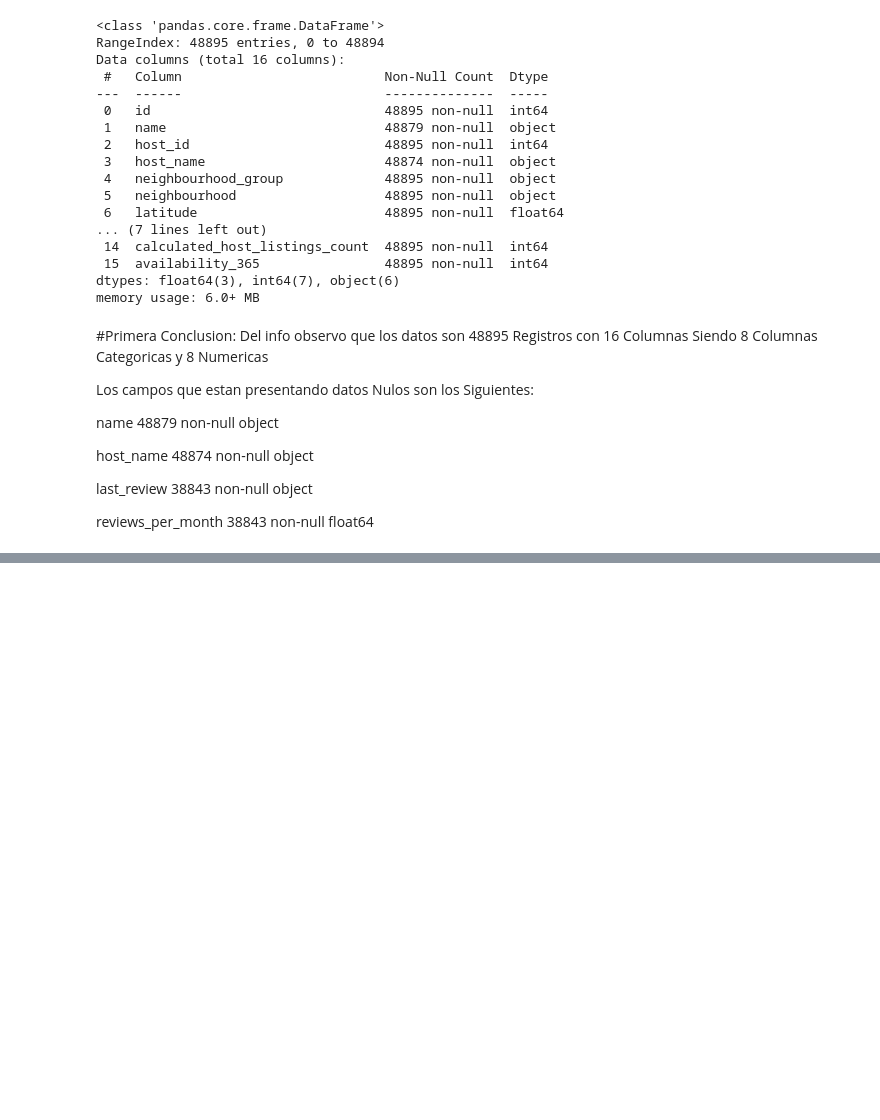
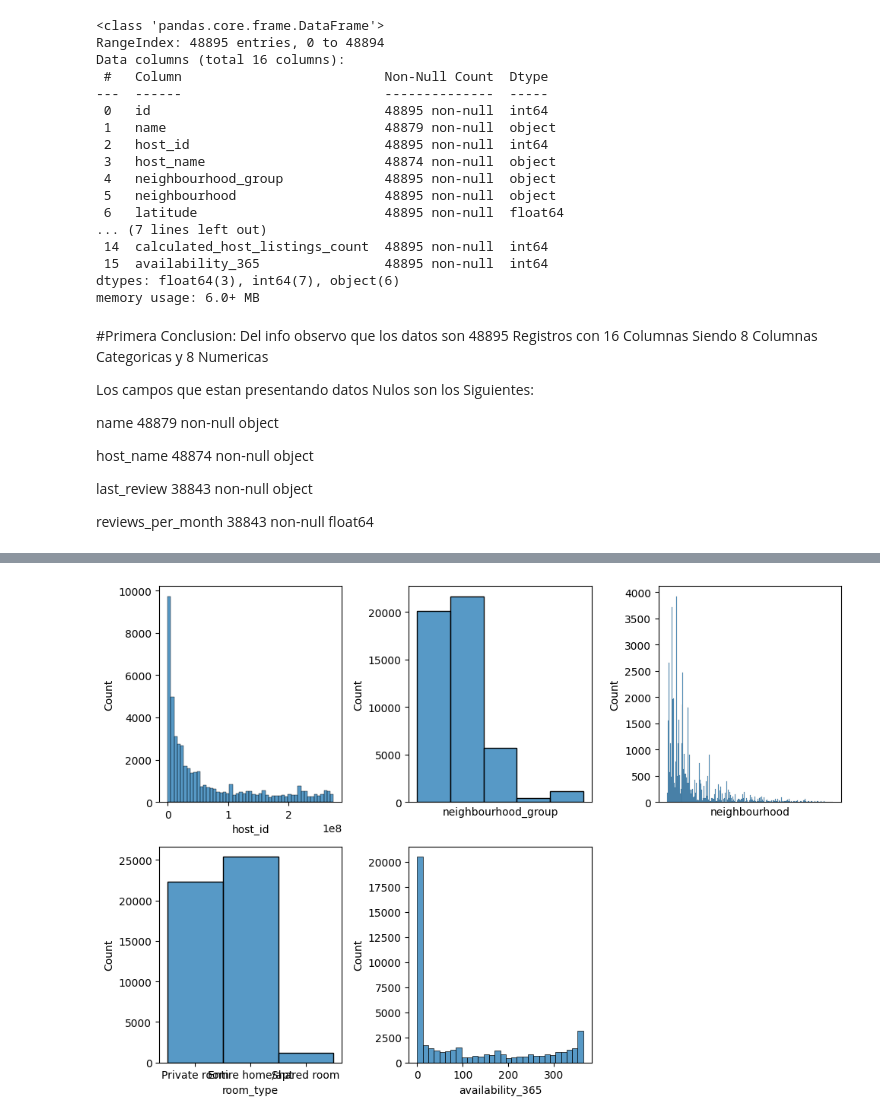
Before and after one commit to pcaliman2/13_Machinne_Learning, a Jupyter notebook: src/explore.ipynb, the cells around one changed output, grey strips where cells are left out. Saved outputs shown, nothing was run; the diff lists cells and outputs as text; code cells hidden in the pictures; blank space fills up the shorter version.

```diff
--- a/src/explore.ipynb
+++ b/src/explore.ipynb
@@ -73,0 +100,6 @@ print(f"The number of duplicated ID records is: {total_data['id'].duplicated().s
+# %%
+# En la clase recomiendan que antes de empezar a estudiar las grficas y las correlaciones, debemos concentrarnos en las columnas que efectivamente nos den informacion\
+# Eso Incluye los "id", que son unicos por ser una clave de busqueda.
+
+Datos_Reducidos=Datos_Abnb.drop(["id", "name", "host_name", "last_review", "reviews_per_month"], axis = 1, inplace = False)
+Datos_Reducidos.head()
@@ -73,0 +113,21 @@ print(f"The number of duplicated ID records is: {total_data['id'].duplicated().s
+# %%
+import matplotlib.pyplot as plt
+import seaborn as sns
+
+fig, axis = plt.subplots(2, 3, figsize=(10, 7))
+
+# Create Histogram
+sns.histplot(ax = axis[0,0], data = Datos_Reducidos, x = "host_id")
+sns.histplot(ax = axis[0,1], data = Datos_Reducidos, x = "neighbourhood_group").set_xticks([])
+sns.histplot(ax = axis[0,2], data = Datos_Reducidos, x = "neighbourhood").set_xticks([])
+sns.histplot(ax = axis[1,0], data = Datos_Reducidos, x = "room_type")
+sns.histplot(ax = axis[1,1], data = Datos_Reducidos, x = "availability_365")
+fig.delaxes(axis[1, 2])
+
+# Adjust layout
+plt.tight_layout()
+
+# Show the plot
+plt.show()
+# %% [output]
+[figure, added]
```
Also changed, not shown: parts of 6 cells of this notebook.
